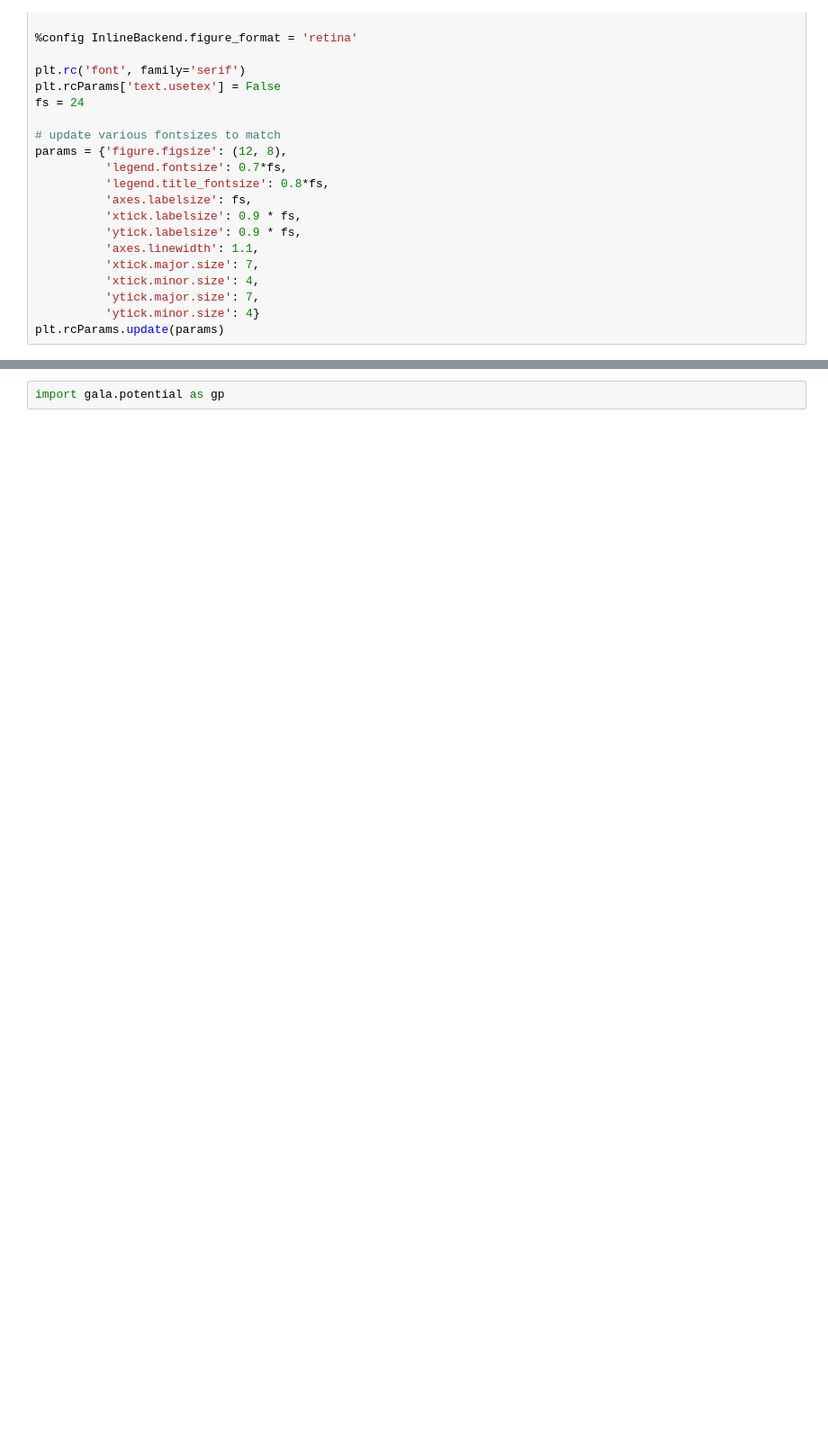
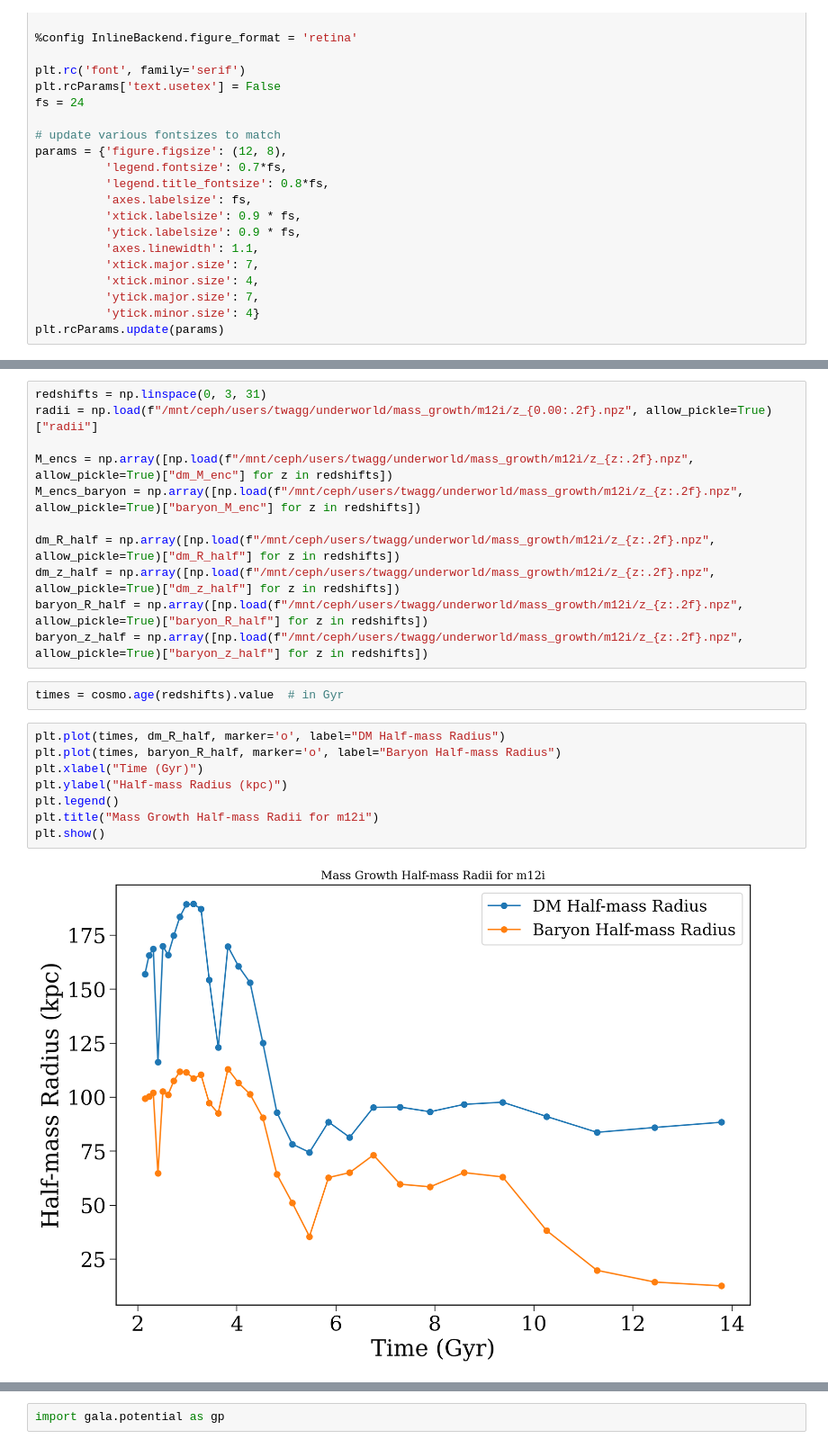
Before and after one commit to TomWagg/underworld, a Jupyter notebook: analysis/mw_mass_growth.ipynb, the cells around one changed output, grey strips where cells are left out. Shown at 90% size. Drawn from its saved outputs; the diff is of its cells as text; blank space fills up the shorter version.

```diff
--- a/analysis/mw_mass_growth.ipynb
+++ b/analysis/mw_mass_growth.ipynb
@@ -127,0 +88,23 @@ array([1.4284970e+11, 1.4280016e+11, 1.3774261e+11, 1.3580518e+11,
+# %%
+redshifts = np.linspace(0, 3, 31)
+radii = np.load(f"/mnt/ceph/users/twagg/underworld/mass_growth/m12i/z_{0.00:.2f}.npz", allow_pickle=True)["radii"]
+
+M_encs = np.array([np.load(f"/mnt/ceph/users/twagg/underworld/mass_growth/m12i/z_{z:.2f}.npz", allow_pickle=True)["dm_M_enc"] for z in redshifts])
+M_encs_baryon = np.array([np.load(f"/mnt/ceph/users/twagg/underworld/mass_growth/m12i/z_{z:.2f}.npz", allow_pickle=True)["baryon_M_enc"] for z in redshifts])
+
+dm_R_half = np.array([np.load(f"/mnt/ceph/users/twagg/underworld/mass_growth/m12i/z_{z:.2f}.npz", allow_pickle=True)["dm_R_half"] for z in redshifts])
+dm_z_half = np.array([np.load(f"/mnt/ceph/users/twagg/underworld/mass_growth/m12i/z_{z:.2f}.npz", allow_pickle=True)["dm_z_half"] for z in redshifts])
+baryon_R_half = np.array([np.load(f"/mnt/ceph/users/twagg/underworld/mass_growth/m12i/z_{z:.2f}.npz", allow_pickle=True)["baryon_R_half"] for z in redshifts])
+baryon_z_half = np.array([np.load(f"/mnt/ceph/users/twagg/underworld/mass_growth/m12i/z_{z:.2f}.npz", allow_pickle=True)["baryon_z_half"] for z in redshifts])
+# %%
+times = cosmo.age(redshifts).value  # in Gyr
+# %%
+plt.plot(times, dm_R_half, marker='o', label="DM Half-mass Radius")
+plt.plot(times, baryon_R_half, marker='o', label="Baryon Half-mass Radius")
+plt.xlabel("Time (Gyr)")
+plt.ylabel("Half-mass Radius (kpc)")
+plt.legend()
+plt.title("Mass Growth Half-mass Radii for m12i")
+plt.show()
+# %% [output]
+[figure, added]
```
Also changed, not shown: parts of 28 cells of this notebook, 9 other files.
